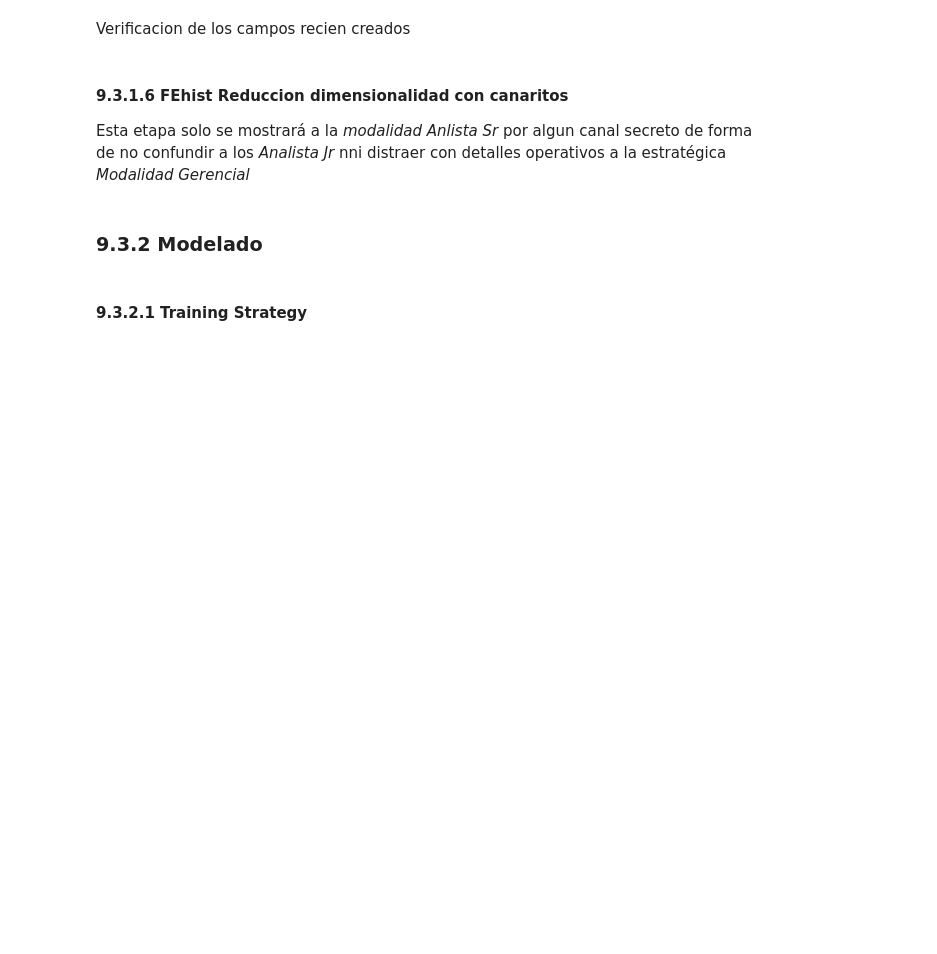
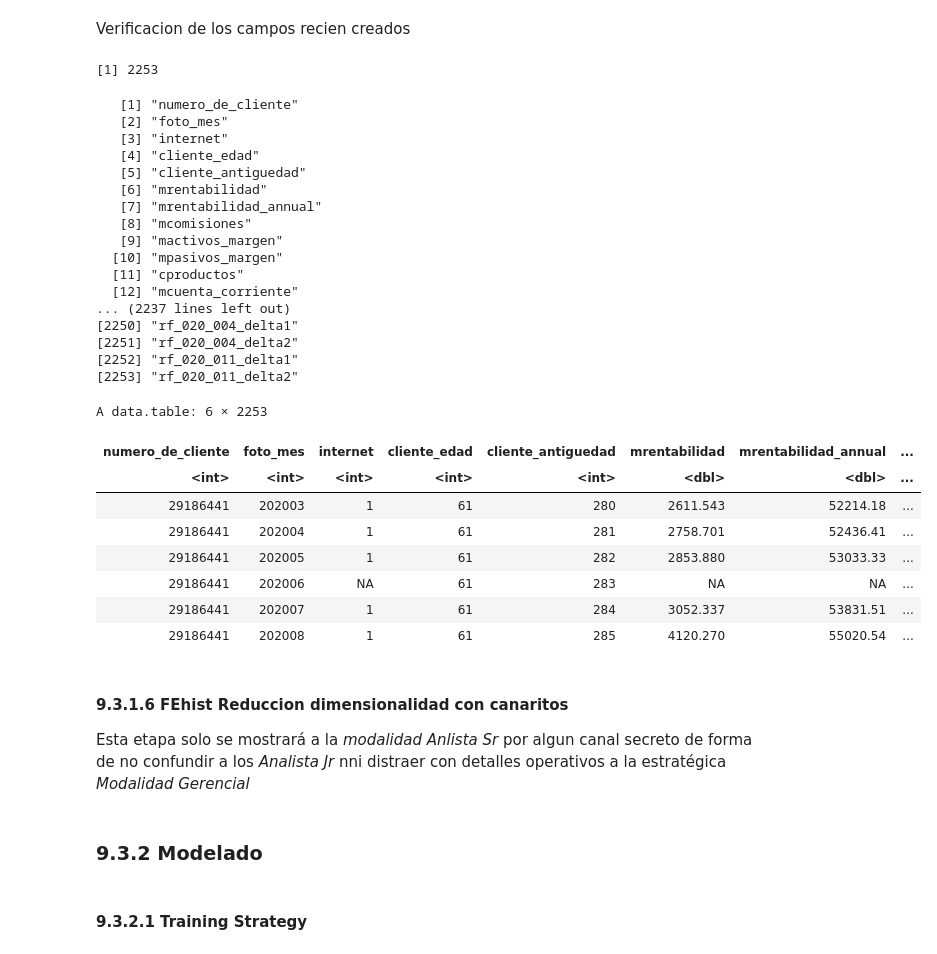
Before and after one commit to orcorsetti/labo2025v, a Jupyter notebook: src/workflows/910_WorkFlow_01_junior_local.ipynb, the cells around one changed output. Saved outputs shown, nothing was run; the diff lists cells and outputs as text; code cells hidden in the pictures; blank space fills up the shorter version.

```diff
--- a/src/workflows/910_WorkFlow_01_junior_local.ipynb
+++ b/src/workflows/910_WorkFlow_01_junior_local.ipynb
@@ -853,6 +973,35 @@ Verificacion de los campos recien creados
 # %%
 ncol(dataset)
 colnames(dataset)
+head(dataset)
+# %% [output]
+[1] 2253
+   [1] "numero_de_cliente"
+   [2] "foto_mes"
+   [3] "internet"
+   [4] "cliente_edad"
+   [5] "cliente_antiguedad"
+   [6] "mrentabilidad"
+   [7] "mrentabilidad_annual"
+   [8] "mcomisiones"
+   [9] "mactivos_margen"
+  [10] "mpasivos_margen"
+  [11] "cproductos"
+  [12] "mcuenta_corriente"
+... (2237 lines left out)
+[2250] "rf_020_004_delta1"
+[2251] "rf_020_004_delta2"
+[2252] "rf_020_011_delta1"
+[2253] "rf_020_011_delta2"
+A data.table: 6 × 2253
+| numero_de_cliente | foto_mes | internet | cliente_edad | cliente_antiguedad | mrentabilidad | mrentabilidad_annual | ... |
+| <int> | <int> | <int> | <int> | <int> | <dbl> | <dbl> | ... |
+| 29186441 | 202003 | 1 | 61 | 280 | 2611.543 | 52214.18 | ... |
+| 29186441 | 202004 | 1 | 61 | 281 | 2758.701 | 52436.41 | ... |
+| 29186441 | 202005 | 1 | 61 | 282 | 2853.880 | 53033.33 | ... |
+| 29186441 | 202006 | NA | 61 | 283 | NA | NA | ... |
+| 29186441 | 202007 | 1 | 61 | 284 | 3052.337 | 53831.51 | ... |
+| 29186441 | 202008 | 1 | 61 | 285 | 4120.270 | 55020.54 | ... |
 # %% [markdown]
 #### 9.3.1.6  FEhist Reduccion dimensionalidad con canaritos
 
```
Also changed, not shown: parts of 14 cells of this notebook, 1 other file.
